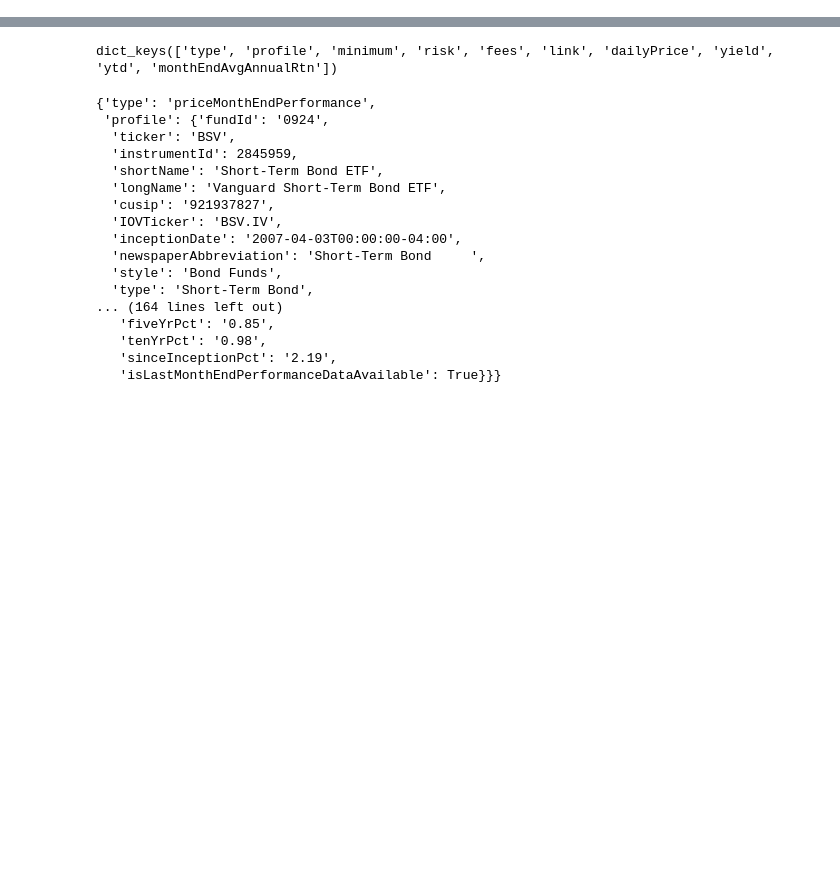
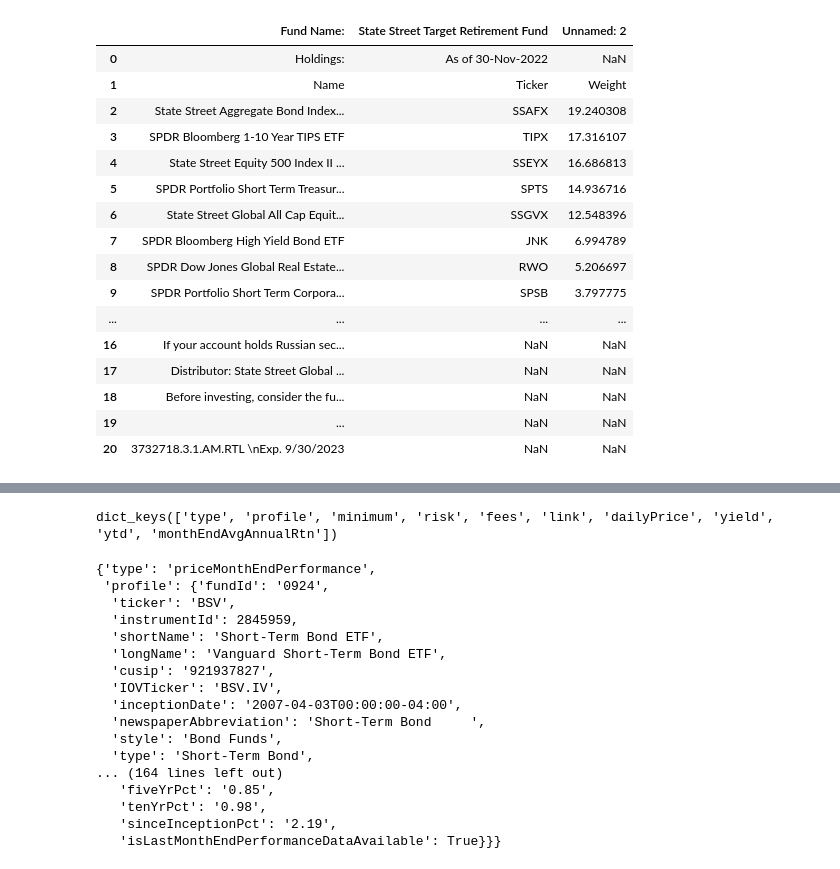
Before and after one commit to nikulpatel3141/ETF-Scraper, a Jupyter notebook: Notebooks/scripting.ipynb, the cells around one changed output, grey strips where cells are left out. Saved outputs shown, nothing was run; the diff lists cells and outputs as text; code cells hidden in the pictures; blank space fills up the shorter version.

```diff
--- a/Notebooks/scripting.ipynb
+++ b/Notebooks/scripting.ipynb
@@ -46,0 +54,34 @@ urls[0]
+# %%
+ticker = 'SSFOX'.lower()
+url = (
+    "https://www.ssga.com/us/en/intermediary/etfs/library-content/products/fund-data/"
+    f"etfs/us/holdings-daily-us-en-{ticker}.xlsx"
+)
+url = (
+    "https://www.ssga.com/us/en/intermediary/ic/library-content/products/fund-data/"
+    f"mf/us/holdings-monthly-us-en-{ticker}.xlsx"
+)
+r = requests.get(url)
+r.raise_for_status()
+
+df = pd.read_excel(r.content)
+# %%
+df
+# %% [output]
+|  | Fund Name: | State Street Target Retirement Fund | Unnamed: 2 |
+| 0 | Holdings: | As of 30-Nov-2022 | NaN |
+| 1 | Name | Ticker | Weight |
+| 2 | State Street Aggregate Bond Index... | SSAFX | 19.240308 |
+| 3 | SPDR Bloomberg 1-10 Year TIPS ETF | TIPX | 17.316107 |
+| 4 | State Street Equity 500 Index II ... | SSEYX | 16.686813 |
+| 5 | SPDR Portfolio Short Term Treasur... | SPTS | 14.936716 |
+| 6 | State Street Global All Cap Equit... | SSGVX | 12.548396 |
+| 7 | SPDR Bloomberg High Yield Bond ETF | JNK | 6.994789 |
+| 8 | SPDR Dow Jones Global Real Estate... | RWO | 5.206697 |
+| 9 | SPDR Portfolio Short Term Corpora... | SPSB | 3.797775 |
+| ... | ... | ... | ... |
+| 16 | If your account holds Russian sec... | NaN | NaN |
+| 17 | Distributor: State Street Global ... | NaN | NaN |
+| 18 | Before investing, consider the fu... | NaN | NaN |
+| 19 | ... | NaN | NaN |
+| 20 | 3732718.3.1.AM.RTL \nExp. 9/30/2023 | NaN | NaN |
```
Also changed, not shown: parts of 17 cells of this notebook, 2 other files.
